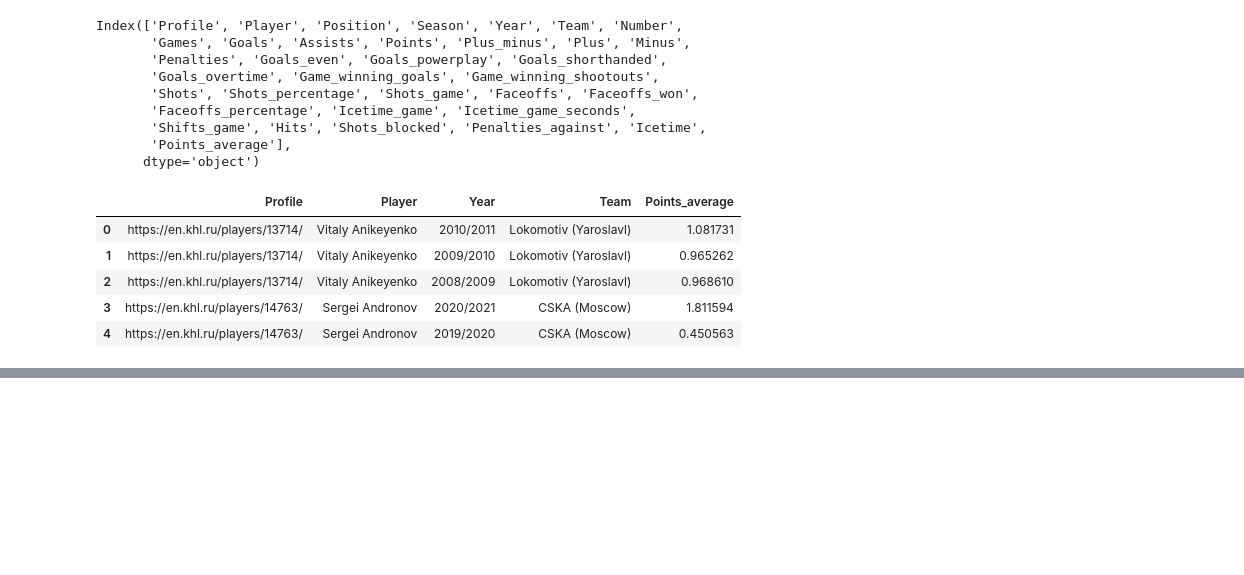
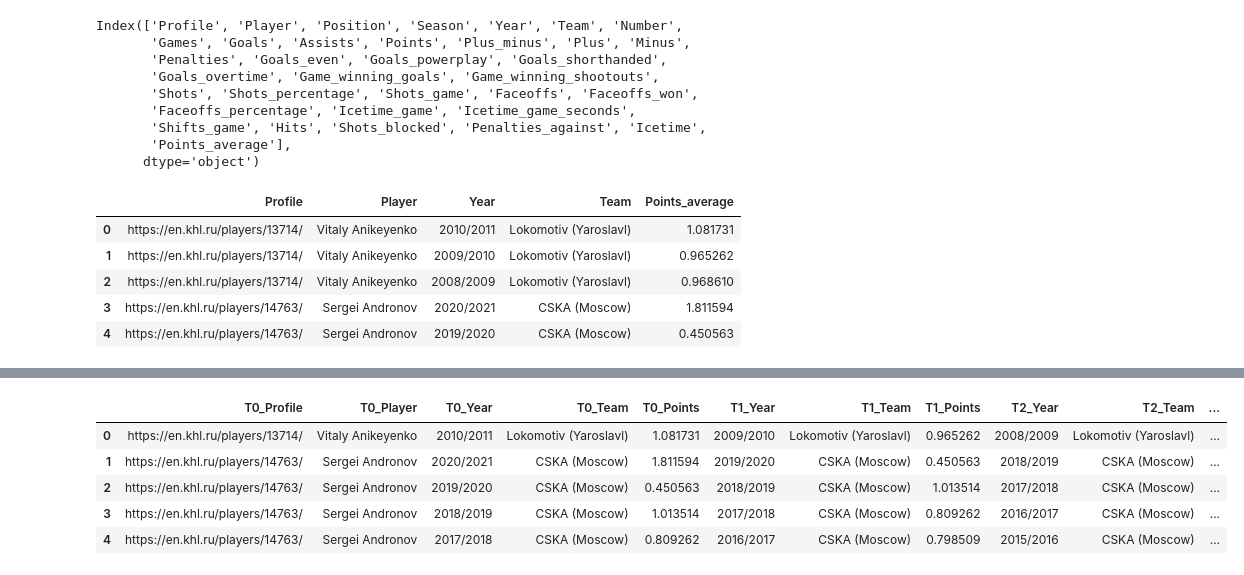
Before and after one commit to Dark-Hobbit/khl, a Jupyter notebook: analysing_player_data/predicting_season_points.ipynb, the cells around one changed output, grey strips where cells are left out. Drawn from its saved outputs; the diff is of its cells as text; code cells hidden in the pictures; blank space fills up the shorter version.

```diff
--- a/analysing_player_data/predicting_season_points.ipynb
+++ b/analysing_player_data/predicting_season_points.ipynb
@@ -125,5 +97,0 @@ data.tail(5)
-# %%
-# Now dropping the rows which contain data for different players in them.
-data = data[(data['Profile_0'] == data['Profile_1']) & (data['Profile_1'] == data['Profile_2'])]
-data.reset_index(drop=True, inplace=True)
-data.head()
@@ -137,4 +97,0 @@ data.head()
-# %%
-# Everything seems in order, we can drop the duplicate columns now.
-data.drop(['Profile_1', 'Player_1', 'Profile_2', 'Player_2'], axis=1, inplace=True)
-data.head()
@@ -147,0 +100,10 @@ data.head()
+# %%
+# The rows are going to be shifted down.
+# All columns are getting a T_ prefix indicating their timeshift relative to the current period.
+header = ['T0_Profile', 'T0_Player', 'T0_Year', 'T0_Team', 'T0_Points']
+header_1 = ['T1_Profile', 'T1_Player', 'T1_Year', 'T1_Team', 'T1_Points']
+header_2 = ['T2_Profile', 'T2_Player', 'T2_Year', 'T2_Team', 'T2_Points']
+data.columns = header
+data[header_1] = data[header].shift(-1)
+data[header_2] = data[header].shift(-2)
+data.head()
@@ -147,0 +128,6 @@ data.head()
+# %%
+# Now dropping the rows which contain data for different players in them.
+data = data[(data['T0_Profile'] == data['T1_Profile']) & (data['T0_Profile'] == data['T2_Profile'])]
+data = data[(data['T0_Year'] != '2008/2009') & (data['T0_Year'] != '2009/2010')]
+data.reset_index(drop=True, inplace=True)
+data.head()
@@ -147,0 +141,11 @@ data.head()
+# %%
+# Everything seems in order, we can drop the duplicate columns now.
+data.drop(['T1_Profile', 'T1_Player', 'T2_Profile', 'T2_Player'], axis=1, inplace=True)
+data.head()
+# %% [output]
+|  | T0_Profile | T0_Player | T0_Year | T0_Team | T0_Points | T1_Year | T1_Team | T1_Points | T2_Year | T2_Team | ... |
+| 0 | https://en.khl.ru/players/13714/ | Vitaly Anikeyenko | 2010/2011 | Lokomotiv (Yaroslavl) | 1.081731 | 2009/2010 | Lokomotiv (Yaroslavl) | 0.965262 | 2008/2009 | Lokomotiv (Yaroslavl) | ... |
+| 1 | https://en.khl.ru/players/14763/ | Sergei Andronov | 2020/2021 | CSKA (Moscow) | 1.811594 | 2019/2020 | CSKA (Moscow) | 0.450563 | 2018/2019 | CSKA (Moscow) | ... |
+| 2 | https://en.khl.ru/players/14763/ | Sergei Andronov | 2019/2020 | CSKA (Moscow) | 0.450563 | 2018/2019 | CSKA (Moscow) | 1.013514 | 2017/2018 | CSKA (Moscow) | ... |
+| 3 | https://en.khl.ru/players/14763/ | Sergei Andronov | 2018/2019 | CSKA (Moscow) | 1.013514 | 2017/2018 | CSKA (Moscow) | 0.809262 | 2016/2017 | CSKA (Moscow) | ... |
+| 4 | https://en.khl.ru/players/14763/ | Sergei Andronov | 2017/2018 | CSKA (Moscow) | 0.809262 | 2016/2017 | CSKA (Moscow) | 0.798509 | 2015/2016 | CSKA (Moscow) | ... |
```
Also changed, not shown: parts of 37 cells of this notebook.
